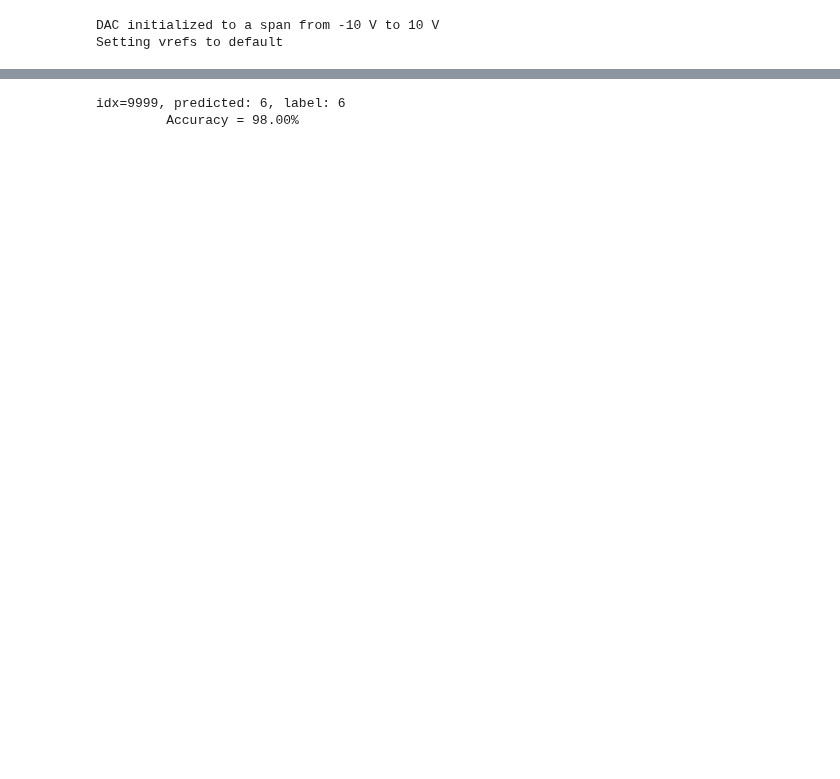
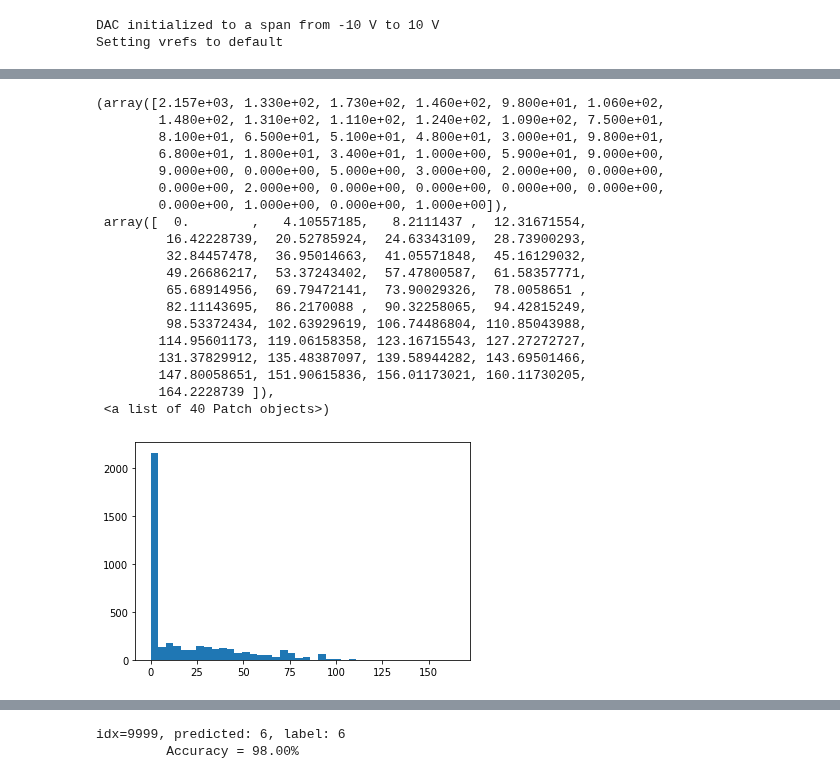
Before and after one commit to lican81/A0_DUT, a Jupyter notebook: prober1_CNN_jps.ipynb, the cells around one changed output, grey strips where cells are left out. Drawn from its saved outputs; the diff is of its cells as text; code cells hidden in the pictures; blank space fills up the shorter version.

```diff
--- a/prober1_CNN_jps.ipynb
+++ b/prober1_CNN_jps.ipynb
@@ -46,3 +70,26 @@ plt.colorbar()
+# %%
+plt.hist(Gmap2.reshape(-1,1), bins=40)
+# %% [output]
+(array([2.157e+03, 1.330e+02, 1.730e+02, 1.460e+02, 9.800e+01, 1.060e+02,
+        1.480e+02, 1.310e+02, 1.110e+02, 1.240e+02, 1.090e+02, 7.500e+01,
+        8.100e+01, 6.500e+01, 5.100e+01, 4.800e+01, 3.000e+01, 9.800e+01,
+        6.800e+01, 1.800e+01, 3.400e+01, 1.000e+00, 5.900e+01, 9.000e+00,
+        9.000e+00, 0.000e+00, 5.000e+00, 3.000e+00, 2.000e+00, 0.000e+00,
+        0.000e+00, 2.000e+00, 0.000e+00, 0.000e+00, 0.000e+00, 0.000e+00,
+        0.000e+00, 1.000e+00, 0.000e+00, 1.000e+00]),
+ array([  0.        ,   4.10557185,   8.2111437 ,  12.31671554,
+         16.42228739,  20.52785924,  24.63343109,  28.73900293,
+         32.84457478,  36.95014663,  41.05571848,  45.16129032,
+         49.26686217,  53.37243402,  57.47800587,  61.58357771,
+         65.68914956,  69.79472141,  73.90029326,  78.0058651 ,
+         82.11143695,  86.2170088 ,  90.32258065,  94.42815249,
+         98.53372434, 102.63929619, 106.74486804, 110.85043988,
+        114.95601173, 119.06158358, 123.16715543, 127.27272727,
+        131.37829912, 135.48387097, 139.58944282, 143.69501466,
+        147.80058651, 151.90615836, 156.01173021, 160.11730205,
+        164.2228739 ]),
+ <a list of 40 Patch objects>)
+[figure, added]
 # %%
 plt.imshow(1e6*dpe.read(0), clim=[0, 200])
 plt.colorbar()
```
Also changed, not shown: parts of 55 cells of this notebook, 29 other files.
